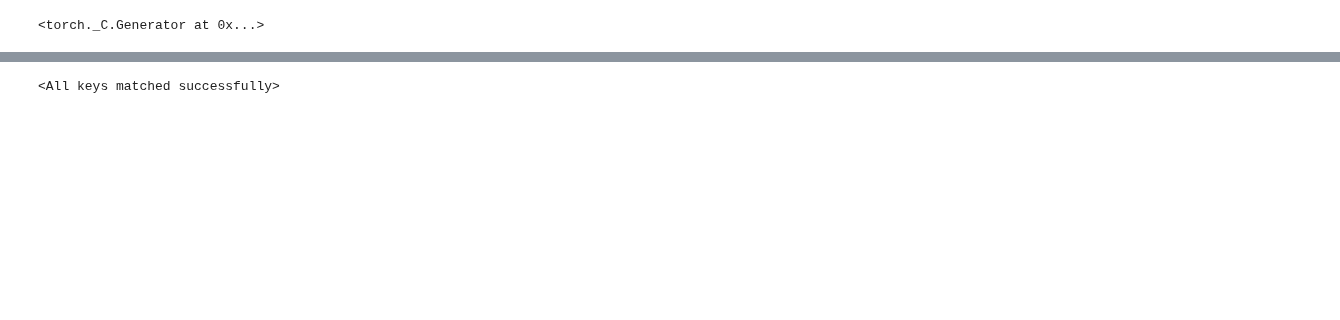
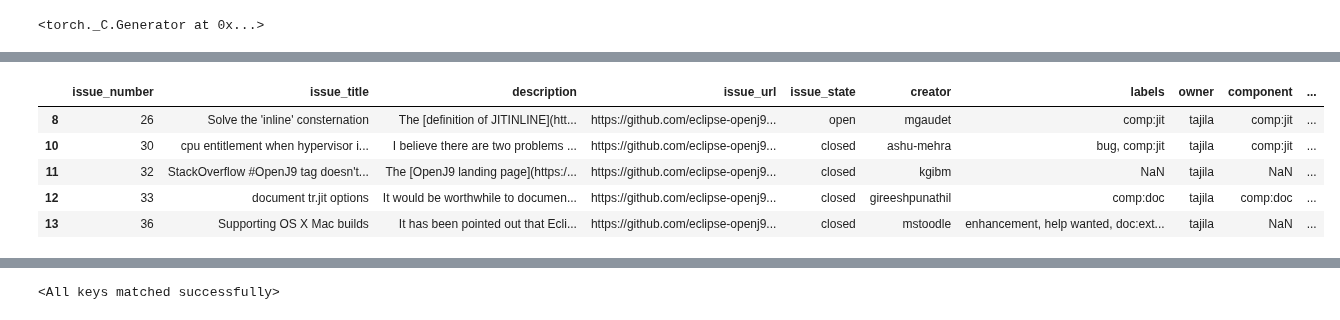
Before and after one commit to afifaniks/triagerX, a Jupyter notebook: notebook/openj9/triagerx.ipynb, the cells around one changed output, grey strips where cells are left out. Cells and saved outputs as stored; diff of their text form; code cells hidden in the pictures; blank space fills up the shorter version.

```diff
--- a/notebook/openj9/triagerx.ipynb
+++ b/notebook/openj9/triagerx.ipynb
@@ -41,0 +37,52 @@ df_train, df_test = train_test_split(df, test_size=0.2, shuffle=False)
+# %%
+# Define active user map
+vm_users = [
+    "pshipton",
+    "keithc-ca",
+    "gacholio",
+    "tajila",
+    "babsingh",
+    "JasonFengJ9",
+    "fengxue-IS",
+    "hangshao0",
+    "theresa.t.mammarella",
+    "ChengJin01",
+    "singh264",
+    "thallium",
+    "ThanHenderson",
+]
+jvmti_users = ["gacholio", "tajila", "babsingh", "fengxue-IS"]
+jclextensions_users = ["JasonFengJ9", "pshipton", "keithc-ca"]
+test_users = ["LongyuZhang", "annaibm", "sophiaxu0424", "KapilPowar", "llxia"]
+build_users = ["adambrousseau", "mahdipub"]
+gc_users = ["dmitripivkine", "amicic", "kangyining", "LinHu2016"]
+
+# Putting them in dictionaries
+components = {
+    "comp:vm": vm_users,
+    "comp:jvmti": jvmti_users,
+    "comp:jclextensions": jclextensions_users,
+    "comp:test": test_users,
+    "comp:build": build_users,
+    "comp:gc": gc_users,
+}
+
+expected_users = [user for user_list in components.values() for user in user_list]
+df = df[df["owner"].isin(expected_users)]
+
+# df = df[df["component"].isin(target_components)]
+# %%
+df = df.sort_values(by="issue_number")
+df["text"] = df.apply(
+        lambda x: "Bug Title: " + str(x["issue_title"]) + "\nBug Description: " + str(x["description"]),
+        axis=1,
+    )
+
+df.head()
+# %% [output]
+|  | issue_number | issue_title | description | issue_url | issue_state | creator | labels | owner | component | ... |
+| 8 | 26 | Solve the 'inline' consternation | The [definition of JITINLINE](htt... | https://github.com/eclipse-openj9... | open | mgaudet | comp:jit | tajila | comp:jit | ... |
+| 10 | 30 | cpu entitlement when hypervisor i... | I believe there are two problems ... | https://github.com/eclipse-openj9... | closed | ashu-mehra | bug, comp:jit | tajila | comp:jit | ... |
+| 11 | 32 | StackOverflow #OpenJ9 tag doesn't... | The [OpenJ9 landing page](https:/... | https://github.com/eclipse-openj9... | closed | kgibm | NaN | tajila | NaN | ... |
+| 12 | 33 | document tr.jit options | It would be worthwhile to documen... | https://github.com/eclipse-openj9... | closed | gireeshpunathil | comp:doc | tajila | comp:doc | ... |
+| 13 | 36 | Supporting OS X Mac builds | It has been pointed out that Ecli... | https://github.com/eclipse-openj9... | closed | mstoodle | enhancement, help wanted, doc:ext... | tajila | NaN | ... |
```
Also changed, not shown: parts of 28 cells of this notebook.
